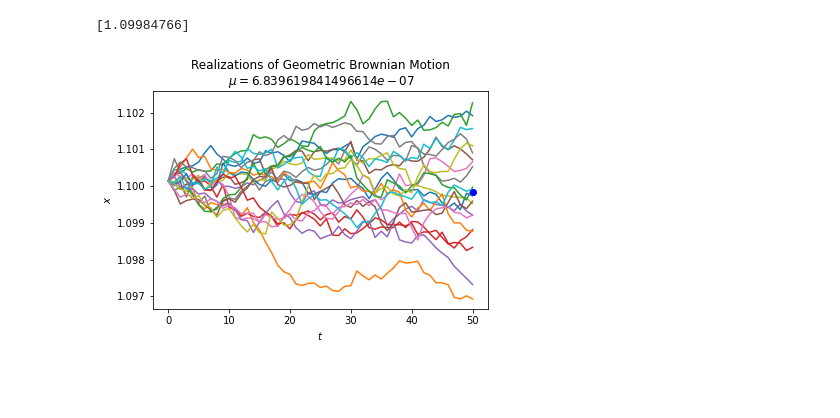
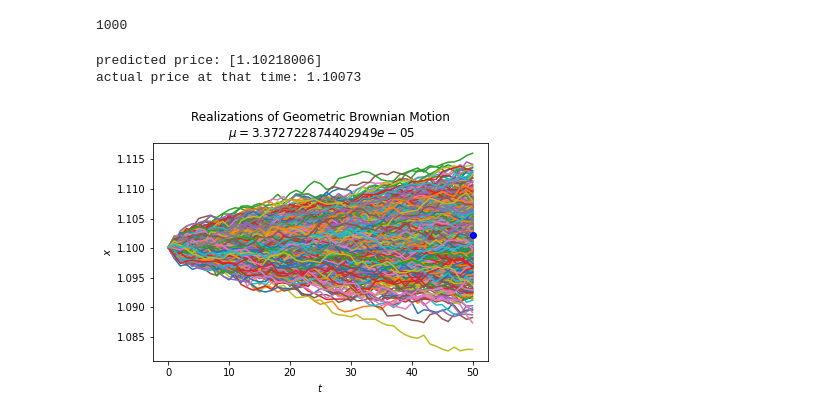
Before and after one commit to SPolicelliUMBC/GeometricBrownianMotion, a Jupyter notebook: codeDemo.ipynb, the cells around one changed output. Drawn from its saved outputs; the diff is of its cells as text; code cells hidden in the pictures; blank space fills up the shorter version.

Commit message:
Fixed prediction accuracy, other off-by-one errors

```diff
--- a/codeDemo.ipynb
+++ b/codeDemo.ipynb
@@ -13,7 +13,7 @@ def calcMu(entries):
     for i in range(len(entries) - 1):
         mu += calcR(entries[i+1], entries[i])
 
-    mu /= len(entries)
+    mu /= len(entries) - 1 # iterating through length-1 items, so n=length-1
     return mu
 
 def calcSigma(entries, mu):
@@ -21,6 +21,6 @@ def calcSigma(entries, mu):
     for i in range(len(entries) - 1):
         sigma += (calcR(entries[i+1], entries[i]) - mu) ** 2 #sum (Ri - MU)^2
 
-    sigma = (sigma / (len(entries) - 1)) ** (0.5) #square_root(1/sigma * that sum)
+    sigma = (sigma / (len(entries) - 2)) ** (0.5) #square_root(1/(n-1) * that sum) ; (length - 1) - 1 pairs
     return sigma
 # %%
@@ -28,38 +28,43 @@ prices = [1.1001400000000001, 1.10002, 1.10009, 1.10042, 1.1001, 1.09989, 1.1005
+print(len(prices))
 
-#np.random.seed(1) #Seed the RNG
+# np.random.seed(1) #Seed the RNG
+# %% [output]
+1000
 # %%
-mu = calcMu(prices) # percentage drift
+mu = calcMu(prices[100:600]) # percentage drift
 n = 50  # number of time units to predict
-dt = 0.1 # granularity of prediction
+dt = 11 #0.00011415 # granularity of prediction
 x0 = prices[0] # inital value
-sigma = np.full(1, calcSigma(prices, mu)) # percentage volatility (put in a numpy array of size 1)
-predictions = 1000 # number of lines we want on our graph
+sigma = np.full(1, calcSigma(prices[100:600], mu)) # percentage volatility (put in a numpy array of size 1)
+numPredictions = 1000 # number of lines we want on our graph
 # %%
-total = 0
-for i in range(predictions):
+predicted = 0
+for i in range(numPredictions):
     x = np.exp(
         (mu - sigma ** 2 / 2) * dt
         + sigma * np.random.normal(0, np.sqrt(dt), size=(len(sigma), n)).T
     )
     x = np.vstack([np.ones(len(sigma)), x])
     x = x0 * x.cumprod(axis=0)
     # Solution function:
     # GBM = X0 * e ^ ((mu - (sigma^2 / 2) ) * t + sigma * Wt)
     plt.plot(x)
-    total += x[n]
+    predicted += x[n]
 
-total /= predictions
+predicted /= numPredictions
 
-print(total)
+print("predicted price:", predicted)
+print("actual price at that time:", prices[650-1])
 
-plt.plot(n, total, 'bo')
+plt.plot(n, predicted, 'bo')
 
 plt.xlabel("$t$")
 plt.ylabel("$x$")
 plt.title(
     "Realizations of Geometric Brownian Motion\n $\mu=" + str(mu) + "$"
 )
 plt.show()
 # %% [output]
-[1.09984766]
+predicted price: [1.10218006]
+actual price at that time: 1.10073
-[figure, old version]
+[figure, new version]
```
